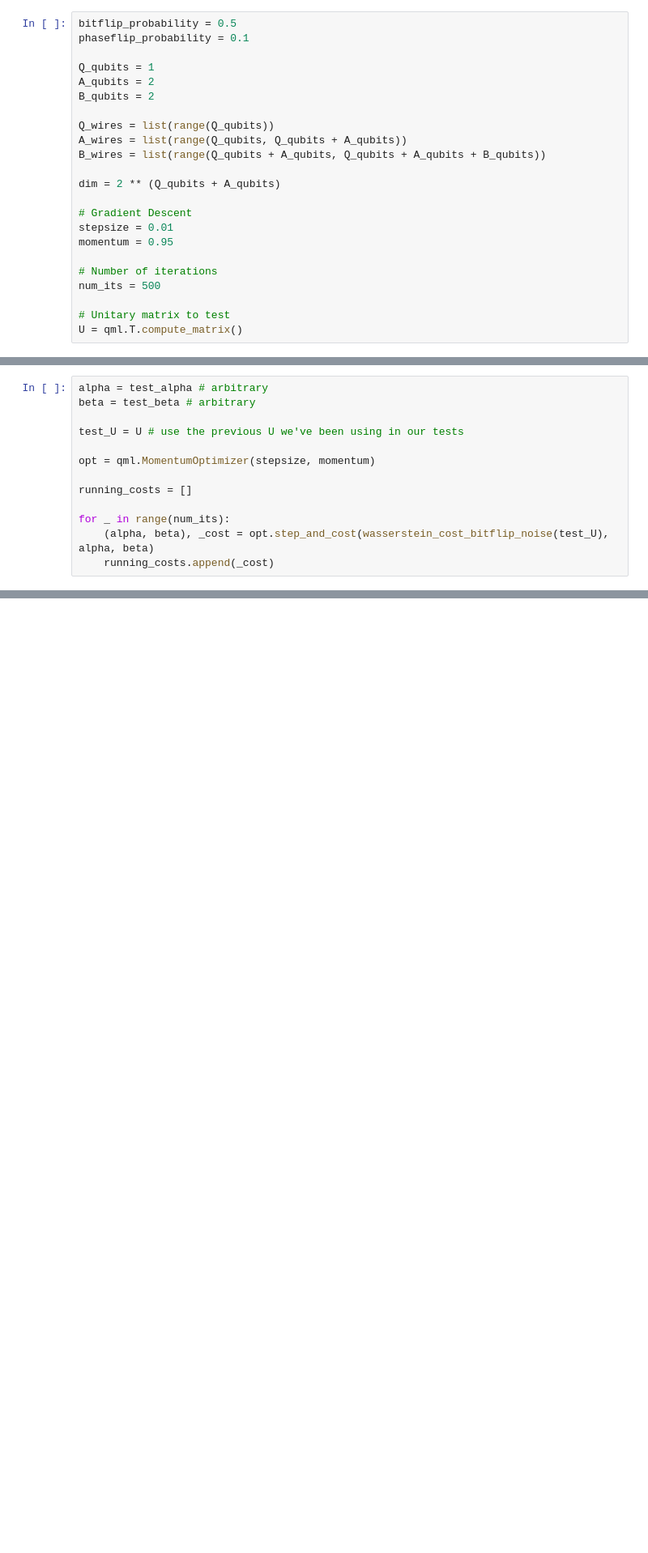
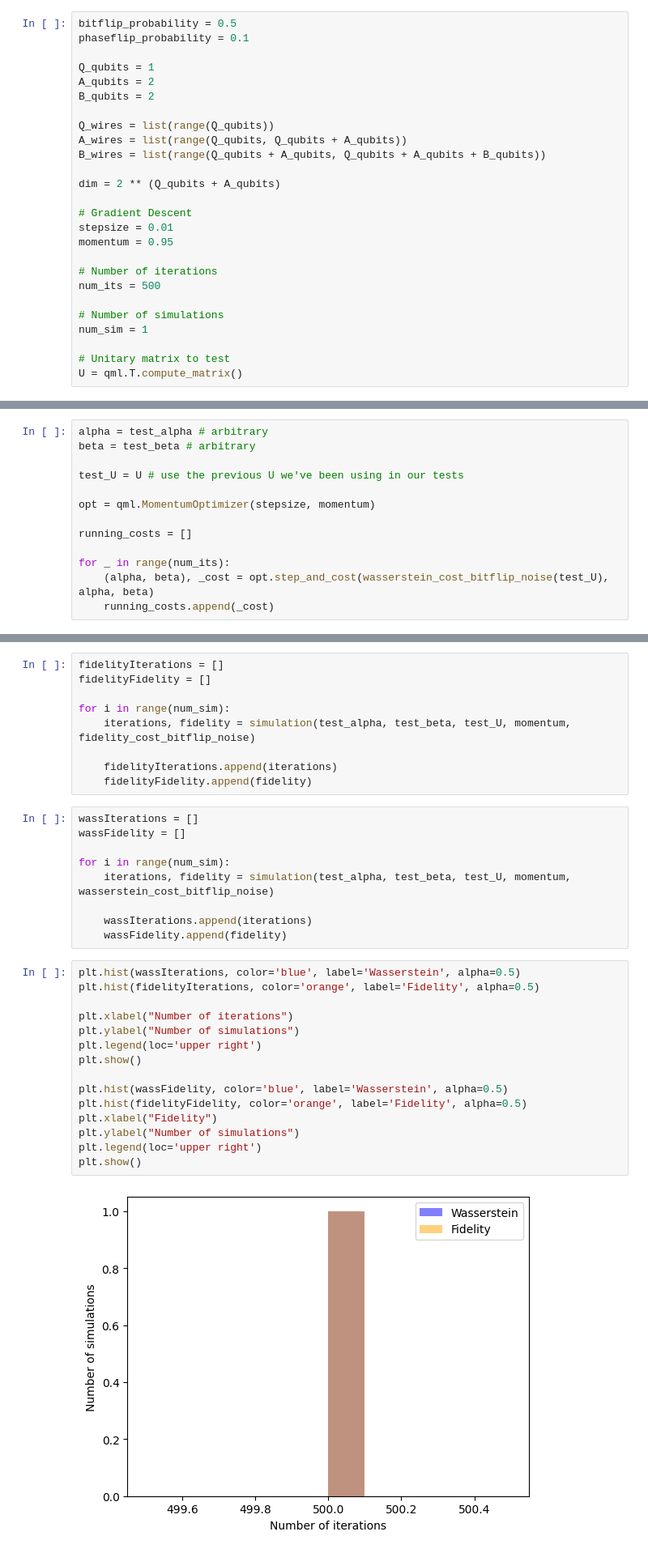
Before and after one commit to mattyen07/CPEN400Q-FinalProject, a Jupyter notebook: qec.ipynb, the cells around one changed output, grey strips where cells are left out. Shown at 81% size. Saved outputs shown, nothing was run; the diff lists cells and outputs as text; blank space fills up the shorter version.

```diff
--- a/qec.ipynb
+++ b/qec.ipynb
@@ -180,6 +197,9 @@ momentum = 0.95
 # Number of iterations
 num_its = 500
 
+# Number of simulations
+num_sim = 1
+
 # Unitary matrix to test
 U = qml.T.compute_matrix()
 # %% [markdown]
@@ -421,0 +480,35 @@ Beta: [ 1.25425376e+00  2.89151500e+00  1.01866421e+00  1.92138906e+00
+# %%
+fidelityIterations = []
+fidelityFidelity = []
+
+for i in range(num_sim):
+    iterations, fidelity = simulation(test_alpha, test_beta, test_U, momentum, fidelity_cost_bitflip_noise)
+
+    fidelityIterations.append(iterations)
+    fidelityFidelity.append(fidelity)
+# %%
+wassIterations = []
+wassFidelity = []
+
+for i in range(num_sim):
+    iterations, fidelity = simulation(test_alpha, test_beta, test_U, momentum, wasserstein_cost_bitflip_noise)
+
+    wassIterations.append(iterations)
+    wassFidelity.append(fidelity)
+# %%
+plt.hist(wassIterations, color='blue', label='Wasserstein', alpha=0.5)
+plt.hist(fidelityIterations, color='orange', label='Fidelity', alpha=0.5)
+
+plt.xlabel("Number of iterations")
+plt.ylabel("Number of simulations")
+plt.legend(loc='upper right')
+plt.show()
+
+plt.hist(wassFidelity, color='blue', label='Wasserstein', alpha=0.5)
+plt.hist(fidelityFidelity, color='orange', label='Fidelity', alpha=0.5)
+plt.xlabel("Fidelity")
+plt.ylabel("Number of simulations")
+plt.legend(loc='upper right')
+plt.show()
+# %% [output]
+[figure, added]
```
Also changed, not shown: parts of 20 cells of this notebook.
